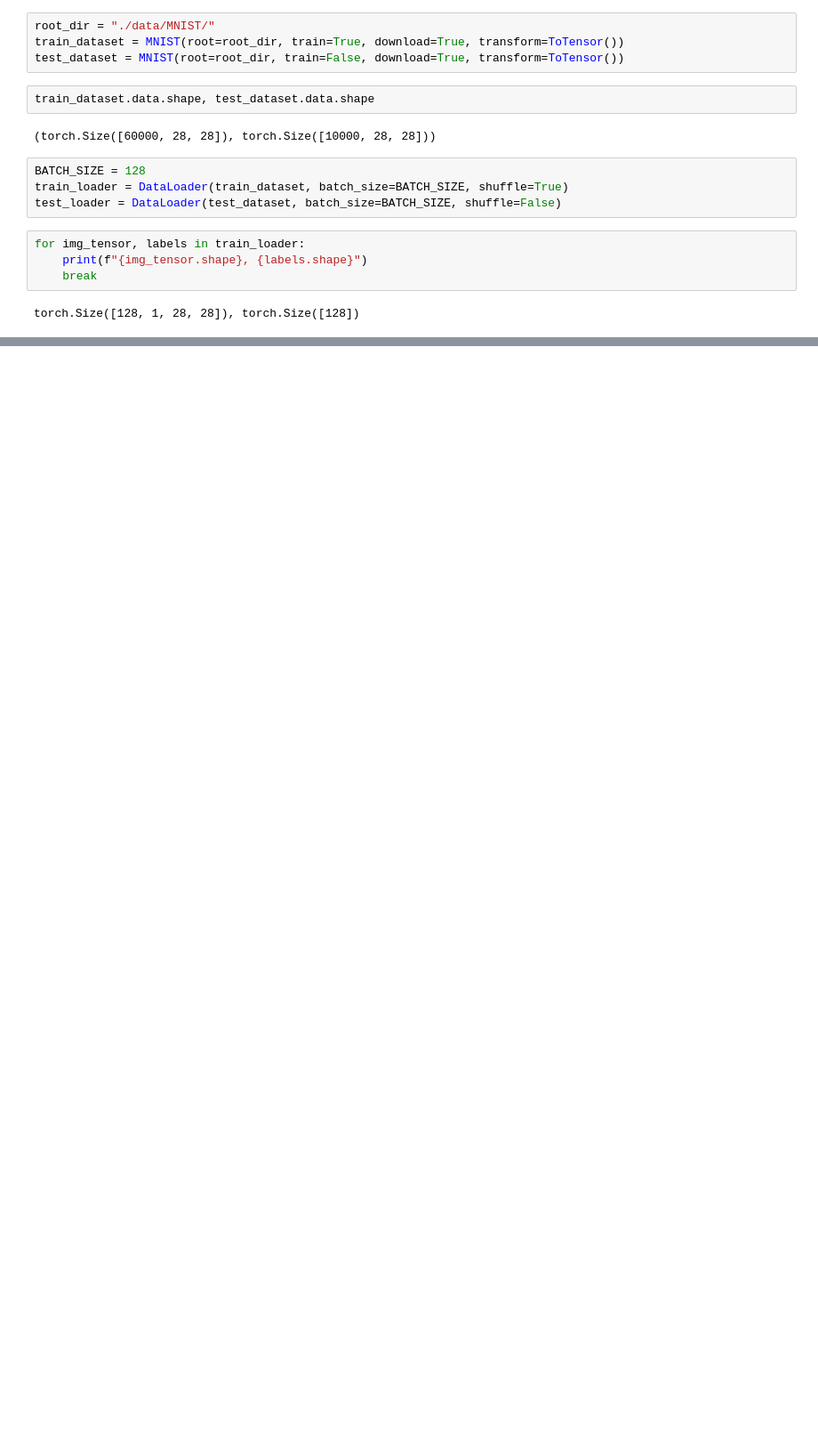
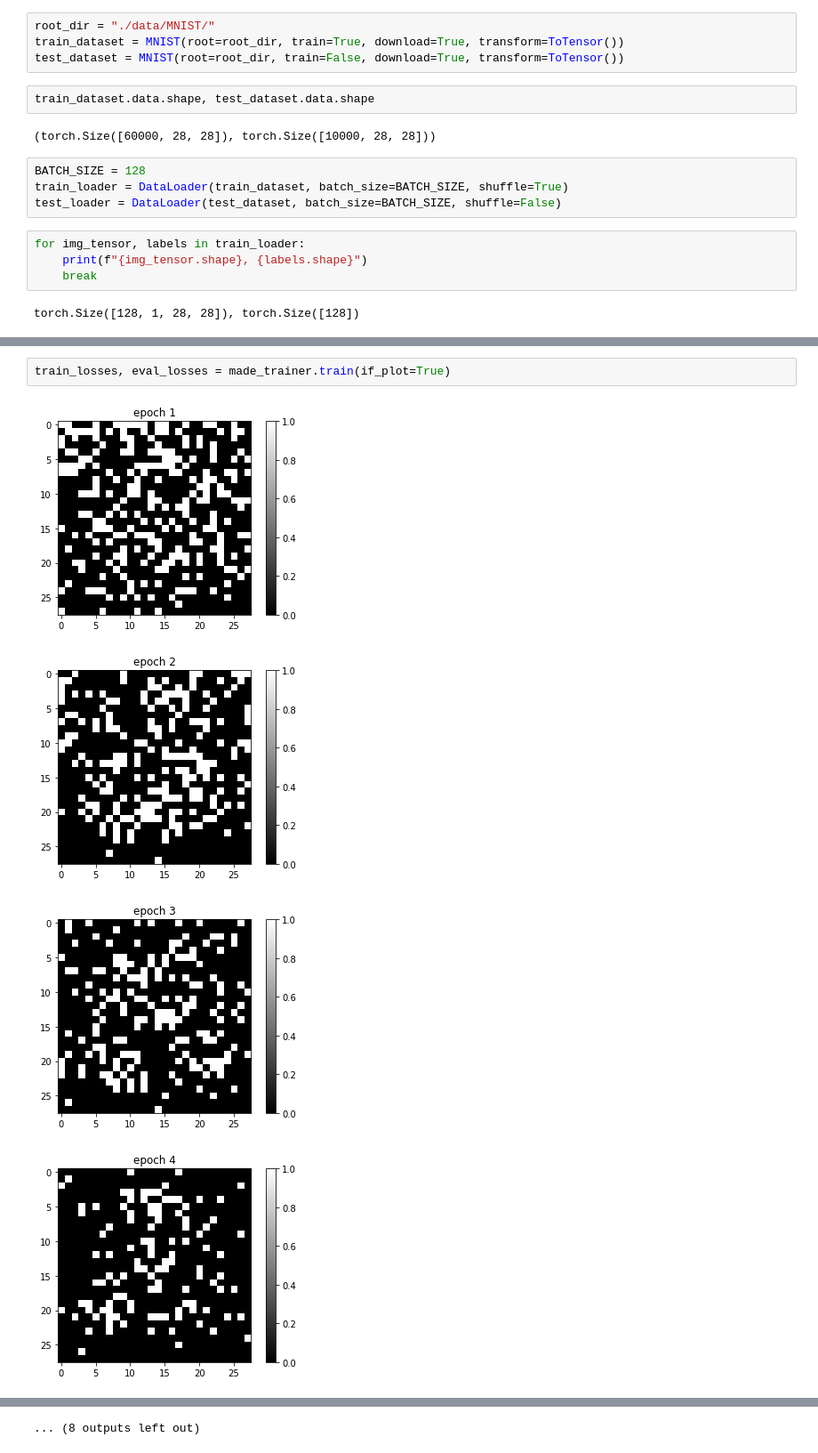
Before and after one commit to 10258392511/SemesterProject1, a Jupyter notebook: run_MADE.ipynb, the cells around one changed output, grey strips where cells are left out. Shown at 89% size. Drawn from its saved outputs; the diff is of its cells as text; blank space fills up the shorter version.

```diff
--- a/run_MADE.ipynb
+++ b/run_MADE.ipynb
@@ -37,0 +83,7 @@ plt.colorbar()
+# %%
+train_losses, eval_losses = made_trainer.train(if_plot=True)
+# %% [output]
+[figure, added]
+[figure, added]
+[figure, added]
+[figure, added]
@@ -37,0 +98 @@ plt.colorbar()
+... (8 outputs left out)
```
Also changed, not shown: parts of 22 cells of this notebook, 3 other files.
